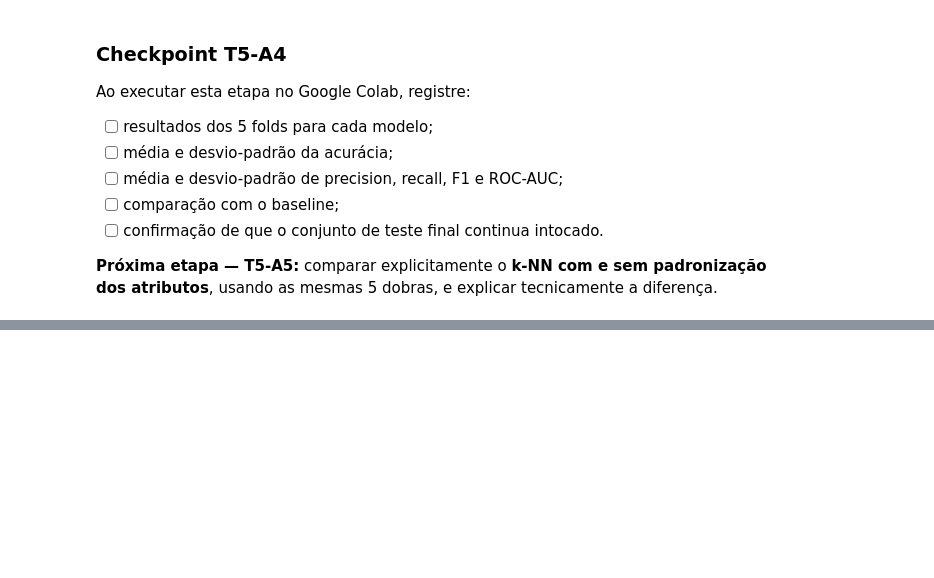
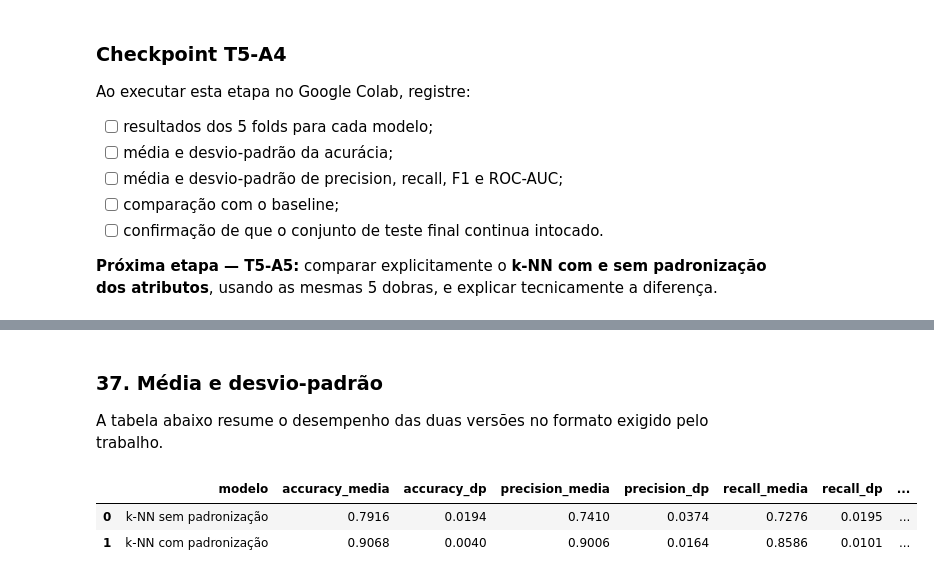
Before and after one commit to andrecataldo/ai-ppgi, a Jupyter notebook: labs/aula-05-ml/IA_Aula05_Spambase_AndreCataldo.ipynb, the cells around one changed output, grey strips where cells are left out. Saved outputs shown, nothing was run; the diff lists cells and outputs as text; code cells hidden in the pictures; blank space fills up the shorter version.

```diff
--- a/labs/aula-05-ml/IA_Aula05_Spambase_AndreCataldo.ipynb
+++ b/labs/aula-05-ml/IA_Aula05_Spambase_AndreCataldo.ipynb
@@ -816,0 +1146,32 @@ Ao executar esta etapa no Google Colab, registre:
+# %% [markdown]
+### 37. Média e desvio-padrão
+
+A tabela abaixo resume o desempenho das duas versões no formato exigido pelo trabalho.
+# %%
+knn_summary_rows = []
+
+for model_name in knn_variants.keys():
+    model_folds = knn_folds_df[knn_folds_df["modelo"] == model_name]
+
+    row = {"modelo": model_name}
+
+    for metric in ["accuracy", "precision", "recall", "f1", "roc_auc"]:
+        row[f"{metric}_media"] = model_folds[metric].mean()
+        row[f"{metric}_dp"] = model_folds[metric].std(ddof=1)
+
+    row["fit_time_media_s"] = model_folds["fit_time_s"].mean()
+    knn_summary_rows.append(row)
+
+knn_summary = pd.DataFrame(knn_summary_rows)
+
+display(
+    knn_summary.style.format({
+        col: "{:.4f}"
+        for col in knn_summary.columns
+        if col != "modelo"
+    })
+)
+# %% [output]
+|  | modelo | accuracy_media | accuracy_dp | precision_media | precision_dp | recall_media | recall_dp | ... |
+| 0 | k-NN sem padronização | 0.7916 | 0.0194 | 0.7410 | 0.0374 | 0.7276 | 0.0195 | ... |
+| 1 | k-NN com padronização | 0.9068 | 0.0040 | 0.9006 | 0.0164 | 0.8586 | 0.0101 | ... |
```
Also changed, not shown: parts of 37 cells of this notebook.
